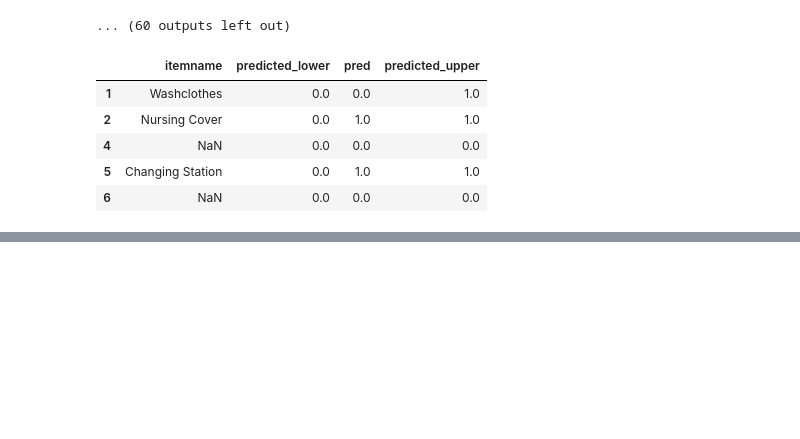
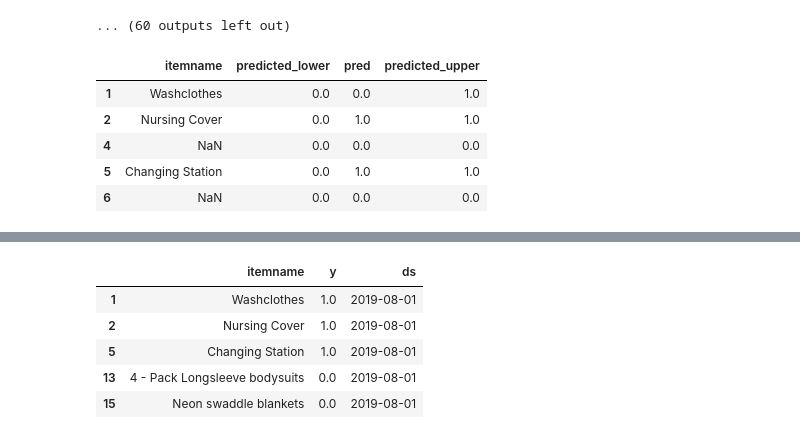
Before and after one commit to gichimux/prediction, a Jupyter notebook: predict.ipynb, the cells around one changed output, grey strips where cells are left out. Saved outputs shown, nothing was run; the diff lists cells and outputs as text; code cells hidden in the pictures; blank space fills up the shorter version.

```diff
--- a/predict.ipynb
+++ b/predict.ipynb
@@ -171,0 +184,9 @@ mydict.to_csv("predicted items.csv")
+# %%
+mydict.head()
+# %% [output]
+|  | itemname | y | ds |
+| 1 | Washclothes | 1.0 | 2019-08-01 |
+| 2 | Nursing Cover | 1.0 | 2019-08-01 |
+| 5 | Changing Station | 1.0 | 2019-08-01 |
+| 13 | 4 - Pack Longsleeve bodysuits | 0.0 | 2019-08-01 |
+| 15 | Neon swaddle blankets | 0.0 | 2019-08-01 |
```
Also changed, not shown: parts of 14 cells of this notebook, 1 other file.
